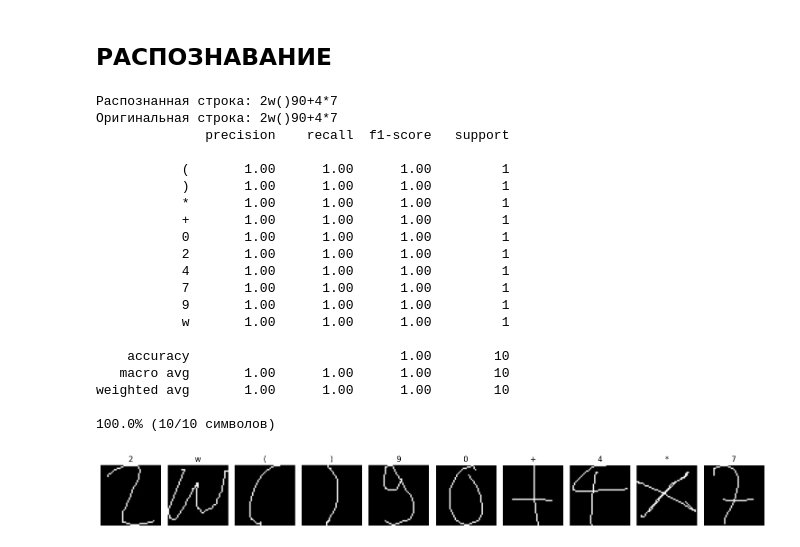
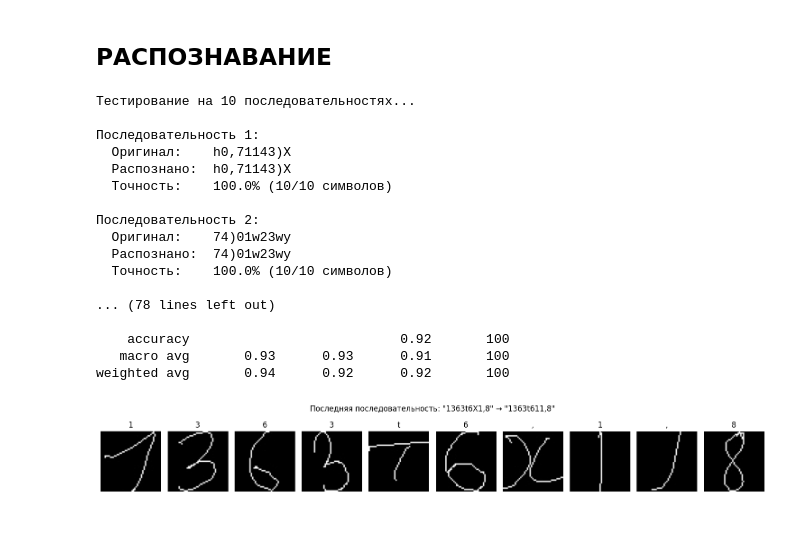
Before and after one commit to hardw3q/image-processing-unn, a Jupyter notebook: Practice_09/IP_practice_9_knn_number_sequence_classification.ipynb, the cells around one changed output. Saved outputs shown, nothing was run; the diff lists cells and outputs as text; code cells hidden in the pictures.

```diff
--- a/Practice_09/IP_practice_9_knn_number_sequence_classification.ipynb
+++ b/Practice_09/IP_practice_9_knn_number_sequence_classification.ipynb
@@ -300,22 +300,40 @@ for seq_idx in range(num_sequences):
     recognized_chars = predict_symbols(best_model, symbols)
     recognized_str = ''.join(recognized_chars)
 
+    # Проверка соответствия количества символов
+    min_len = min(len(original_str), len(recognized_chars))
+
+    # Обрезка до минимальной длины для корректного сравнения
+    original_chars_trimmed = list(original_str)[:min_len]
+    recognized_chars_trimmed = recognized_chars[:min_len]
+
     # Сохранение результатов
-    all_original_chars.extend(list(original_str))
-    all_recognized_chars.extend(recognized_chars)
+    all_original_chars.extend(original_chars_trimmed)
+    all_recognized_chars.extend(recognized_chars_trimmed)
+
+    correct_count = sum(1 for o, r in zip(original_chars_trimmed, recognized_chars_trimmed) if o == r)
     all_sequences_info.append({
         'original': original_str,
         'recognized': recognized_str,
-        'correct': sum(1 for o, r in zip(original_str, recognized_chars) if o == r),
-        'total': len(original_str)
+        'correct': correct_count,
+        'total': min_len,
+        'original_len': len(original_str),
+        'recognized_len': len(recognized_chars)
     })
 
     # Вывод информации о каждой последовательности
-    seq_accuracy = accuracy_score(list(original_str), recognized_chars)
-    print(f"Последовательность {seq_idx + 1}:")
-    print(f"  Оригинал:    {original_str}")
-    print(f"  Распознано:  {recognized_str}")
-    print(f"  Точность:    {seq_accuracy:.1%} ({all_sequences_info[-1]['correct']}/{all_sequences_info[-1]['total']} символов)")
+    if len(original_str) != len(recognized_chars):
+        print(f"Последовательность {seq_idx + 1}:")
+        print(f"  Оригинал:    {original_str} (длина: {len(original_str)})")
+        print(f"  Распознано:  {recognized_str} (длина: {len(recognized_chars)})")
+        print(f"  ⚠️  ВНИМАНИЕ: Несоответствие количества символов!")
+        print(f"  Точность (по {min_len} символам): {correct_count/min_len:.1%} ({correct_count}/{min_len} символов)")
+    else:
+        seq_accuracy = accuracy_score(original_chars_trimmed, recognized_chars_trimmed)
+        print(f"Последовательность {seq_idx + 1}:")
+        print(f"  Оригинал:    {original_str}")
+        print(f"  Распознано:  {recognized_str}")
+        print(f"  Точность:    {seq_accuracy:.1%} ({correct_count}/{min_len} символов)")
     print()
 
 # Общая статистика
@@ -336,48 +354,45 @@ print(f"Минимальная точность: {np.min(sequence_accuracies):.1
 print(f"Максимальная точность: {np.max(sequence_accuracies):.1%}")
 
 # Classification report для всех символов
 print("\n" + "=" * 60)
 print("ДЕТАЛЬНЫЙ ОТЧЕТ:")
 print("=" * 60)
 print(classification_report(all_original_chars, all_recognized_chars, zero_division=0))
 
 # Визуализация последней последовательности
 if all_sequences_info:
     last_seq = all_sequences_info[-1]
     last_original = last_seq['original']
     last_image_paths = images_from_string(last_original)
     last_str_image = combine_images(last_image_paths, spacing=30)
     last_symbols = extract_symbols(last_str_image)
     last_recognized = predict_symbols(best_model, last_symbols)
 
     plt.figure(figsize=(15, 2))
     for i, symbol in enumerate(last_symbols):
         plt.subplot(1, len(last_symbols), i+1)
         plt.imshow(symbol, cmap='gray')
         plt.title(f'{last_recognized[i]}')
         plt.axis('off')
     plt.suptitle(f'Последняя последовательность: "{last_original}" → "{last_seq["recognized"]}"', y=1.05)
     plt.tight_layout()
     plt.show()
 # %% [output]
-Распознанная строка: 2w()90+4*7
-Оригинальная строка: 2w()90+4*7
-              precision    recall  f1-score   support
+Тестирование на 10 последовательностях...
 
-           (       1.00      1.00      1.00         1
-           )       1.00      1.00      1.00         1
-           *       1.00      1.00      1.00         1
-           +       1.00      1.00      1.00         1
-           0       1.00      1.00      1.00         1
-           2       1.00      1.00      1.00         1
-           4       1.00      1.00      1.00         1
-           7       1.00      1.00      1.00         1
-           9       1.00      1.00      1.00         1
-           w       1.00      1.00      1.00         1
+Последовательность 1:
+  Оригинал:    h0,71143)X
+  Распознано:  h0,71143)X
+  Точность:    100.0% (10/10 символов)
 
-    accuracy                           1.00        10
-   macro avg       1.00      1.00      1.00        10
-weighted avg       1.00      1.00      1.00        10
+Последовательность 2:
+  Оригинал:    74)01w23wy
+  Распознано:  74)01w23wy
+  Точность:    100.0% (10/10 символов)
 
-100.0% (10/10 символов)
+... (78 lines left out)
+
+    accuracy                           0.92       100
+   macro avg       0.93      0.93      0.91       100
+weighted avg       0.94      0.92      0.92       100
-[figure, old version]
+[figure, new version]
```
Also changed, not shown: parts of 3 cells of this notebook.
